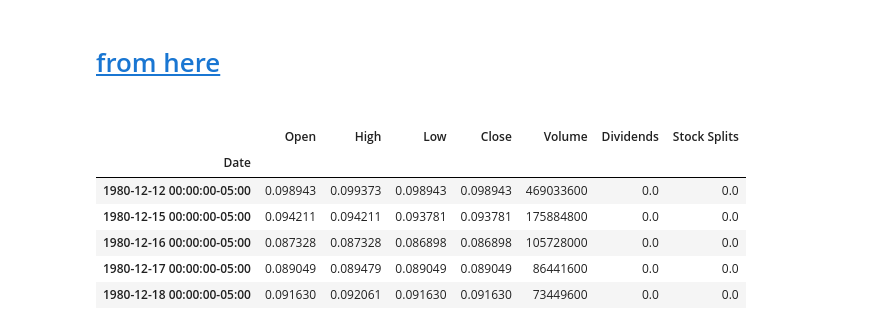
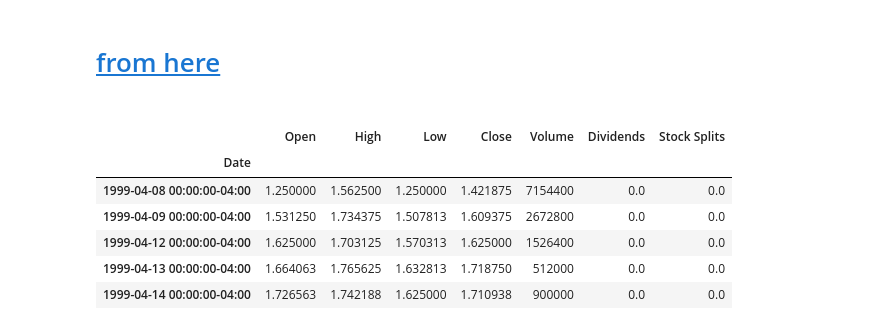
Before and after one commit to MathiasStadler/yfinance_option_chain, a Jupyter notebook: test_option_chain_two.ipynb, the cells around one changed output. Saved outputs shown, nothing was run; the diff lists cells and outputs as text; code cells hidden in the pictures.

```diff
--- a/test_option_chain_two.ipynb
+++ b/test_option_chain_two.ipynb
@@ -4,18 +4,18 @@
 # [](https://github.com/ranaroussi/yfinance)
 # %%
 import yfinance as yf
-aapl = yf.Ticker("AAPL")
+aapl = yf.Ticker("TREX")
 aapl.info
 hist = aapl.history(period="max")
 hist.head()
 # %% [output]
 |  | Open | High | Low | Close | Volume | Dividends | Stock Splits |
 | Date |  |  |  |  |  |  |  |
-| 1980-12-12 00:00:00-05:00 | 0.098943 | 0.099373 | 0.098943 | 0.098943 | 469033600 | 0.0 | 0.0 |
-| 1980-12-15 00:00:00-05:00 | 0.094211 | 0.094211 | 0.093781 | 0.093781 | 175884800 | 0.0 | 0.0 |
-| 1980-12-16 00:00:00-05:00 | 0.087328 | 0.087328 | 0.086898 | 0.086898 | 105728000 | 0.0 | 0.0 |
-| 1980-12-17 00:00:00-05:00 | 0.089049 | 0.089479 | 0.089049 | 0.089049 | 86441600 | 0.0 | 0.0 |
-| 1980-12-18 00:00:00-05:00 | 0.091630 | 0.092061 | 0.091630 | 0.091630 | 73449600 | 0.0 | 0.0 |
+| 1999-04-08 00:00:00-04:00 | 1.250000 | 1.562500 | 1.250000 | 1.421875 | 7154400 | 0.0 | 0.0 |
+| 1999-04-09 00:00:00-04:00 | 1.531250 | 1.734375 | 1.507813 | 1.609375 | 2672800 | 0.0 | 0.0 |
+| 1999-04-12 00:00:00-04:00 | 1.625000 | 1.703125 | 1.570313 | 1.625000 | 1526400 | 0.0 | 0.0 |
+| 1999-04-13 00:00:00-04:00 | 1.664063 | 1.765625 | 1.632813 | 1.718750 | 512000 | 0.0 | 0.0 |
+| 1999-04-14 00:00:00-04:00 | 1.726563 | 1.742188 | 1.625000 | 1.710938 | 900000 | 0.0 | 0.0 |
 # %%
 aapl.actions
 # %% [output]
```
Also changed, not shown: parts of 7 cells of this notebook.
